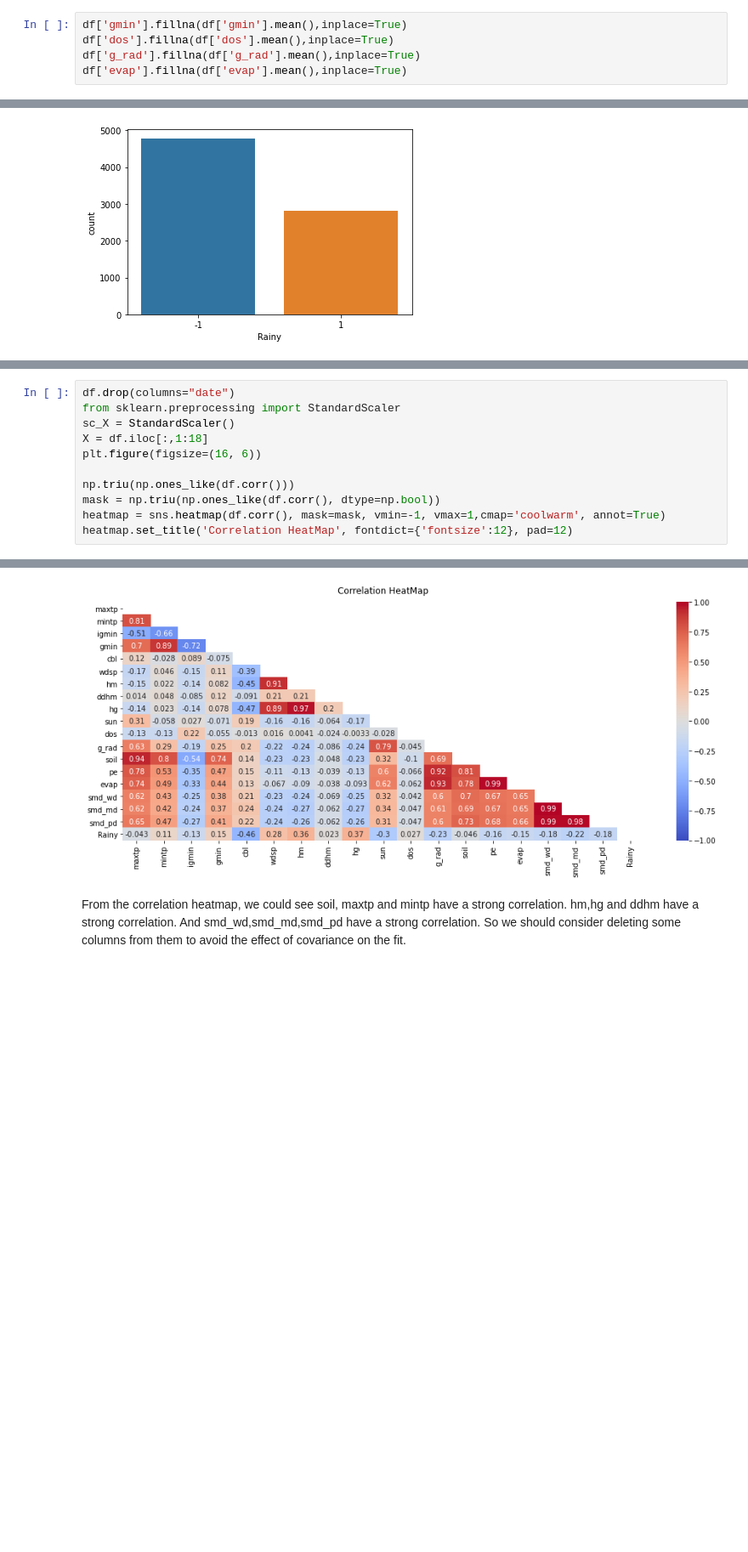
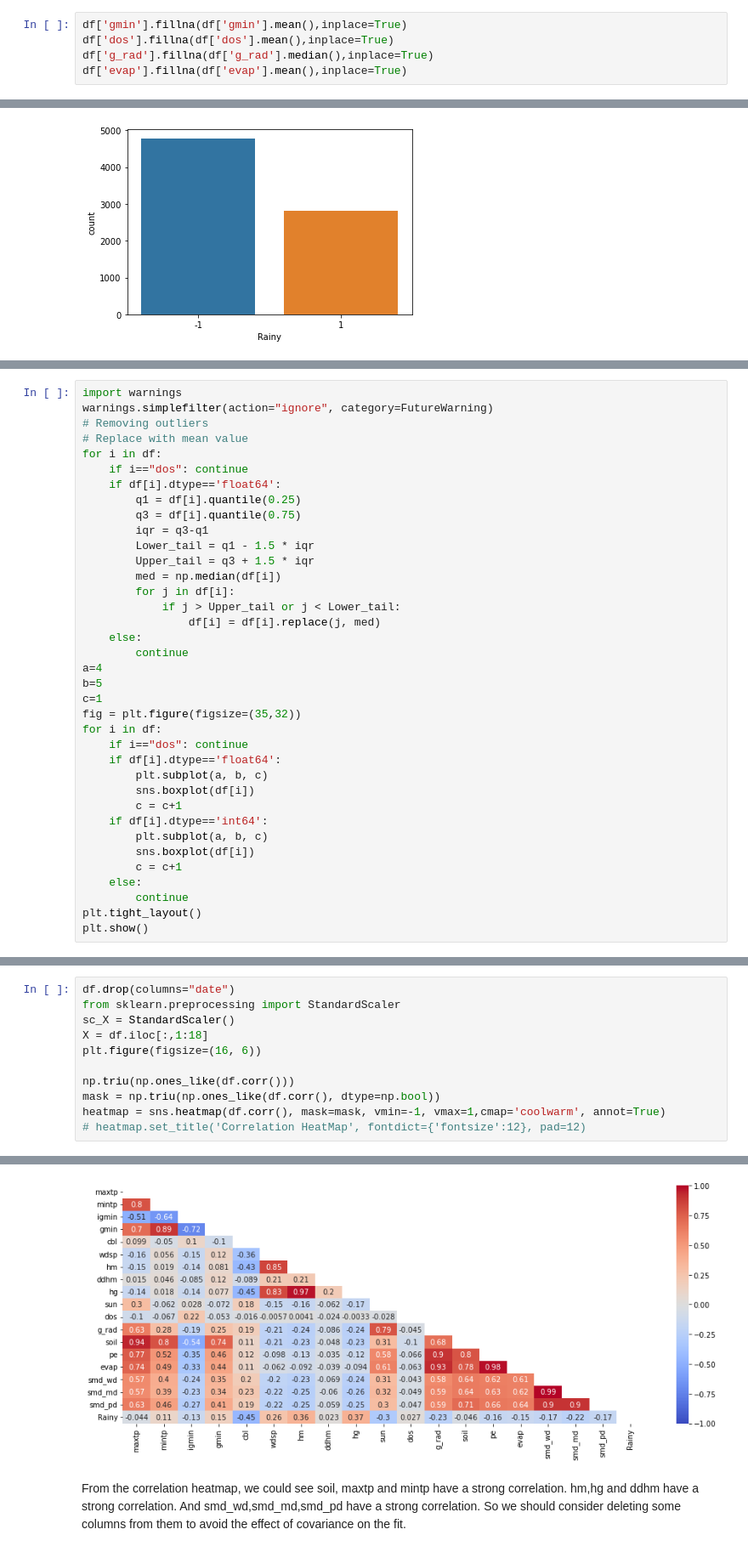
Before and after one commit to pengb111/ML_groupwork, a Jupyter notebook: DataProcessing.ipynb, the cells around one changed output, grey strips where cells are left out. Shown: that part at 85% size. Cells and saved outputs as stored; diff of their text form; blank space fills up the shorter version.

```diff
--- a/DataProcessing.ipynb
+++ b/DataProcessing.ipynb
@@ -51,7 +63,7 @@ From this we could see that there is missing value in gmin, dos, g_rad and evap.
 # %%
 df['gmin'].fillna(df['gmin'].mean(),inplace=True)
 df['dos'].fillna(df['dos'].mean(),inplace=True)
-df['g_rad'].fillna(df['g_rad'].mean(),inplace=True)
+df['g_rad'].fillna(df['g_rad'].median(),inplace=True)
 df['evap'].fillna(df['evap'].mean(),inplace=True)
 # %% [markdown]
 After filling in the missing value, check the missing value again.
@@ -86,0 +128,37 @@ sns.countplot(df['Rainy'])
+# %%
+import warnings
+warnings.simplefilter(action="ignore", category=FutureWarning)
+# Removing outliers
+# Replace with mean value
+for i in df:
+    if i=="dos": continue
+    if df[i].dtype=='float64':
+        q1 = df[i].quantile(0.25)
+        q3 = df[i].quantile(0.75)
+        iqr = q3-q1
+        Lower_tail = q1 - 1.5 * iqr
+        Upper_tail = q3 + 1.5 * iqr
+        med = np.median(df[i])
+        for j in df[i]:
+            if j > Upper_tail or j < Lower_tail:
+                df[i] = df[i].replace(j, med)
+    else:
+        continue
+a=4
+b=5
+c=1
+fig = plt.figure(figsize=(35,32))
+for i in df:
+    if i=="dos": continue
+    if df[i].dtype=='float64':
+        plt.subplot(a, b, c)
+        sns.boxplot(df[i])
+        c = c+1
+    if df[i].dtype=='int64':
+        plt.subplot(a, b, c)
+        sns.boxplot(df[i])
+        c = c+1
+    else:
+        continue
+plt.tight_layout()
+plt.show()
@@ -94,5 +174,5 @@ plt.figure(figsize=(16, 6))
 np.triu(np.ones_like(df.corr()))
 mask = np.triu(np.ones_like(df.corr(), dtype=np.bool))
 heatmap = sns.heatmap(df.corr(), mask=mask, vmin=-1, vmax=1,cmap='coolwarm', annot=True)
-heatmap.set_title('Correlation HeatMap', fontdict={'fontsize':12}, pad=12)
+# heatmap.set_title('Correlation HeatMap', fontdict={'fontsize':12}, pad=12)
 # %% [output]
@@ -100,4 +180,4 @@ Text(0.5, 1.0, 'Correlation HeatMap')
-[figure, old version]
+[figure, new version]
 # %% [markdown]
 From the correlation heatmap, we could see soil, maxtp and mintp have a strong correlation. hm,hg and ddhm have a strong correlation. And smd_wd,smd_md,smd_pd have a strong correlation. So
 we should consider deleting some columns from them to avoid the effect of covariance on the fit.
```
Also changed, not shown: parts of 12 cells of this notebook, 4 other files.
